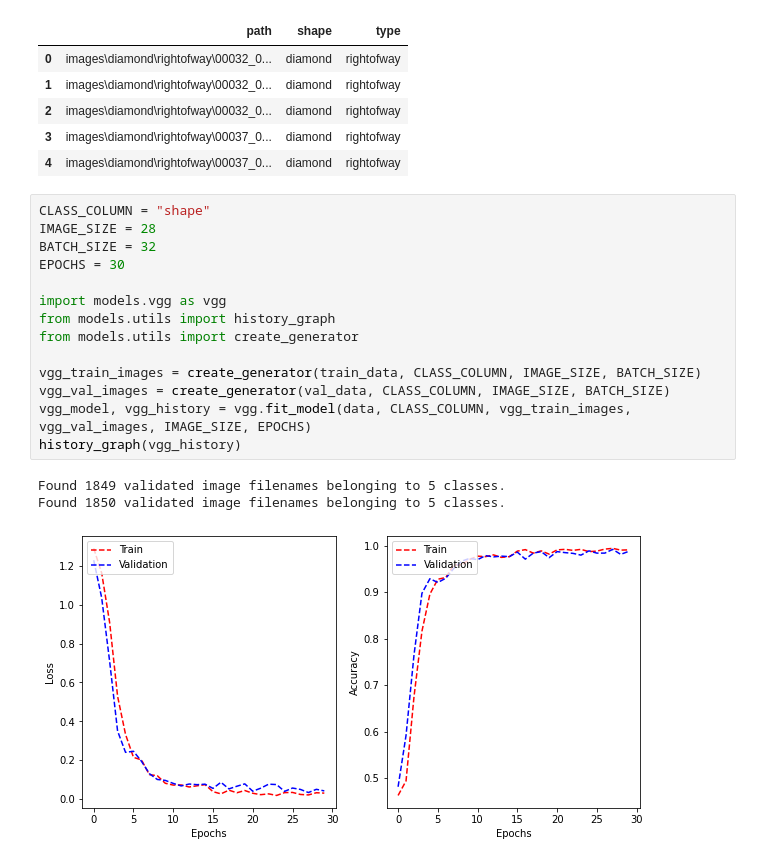
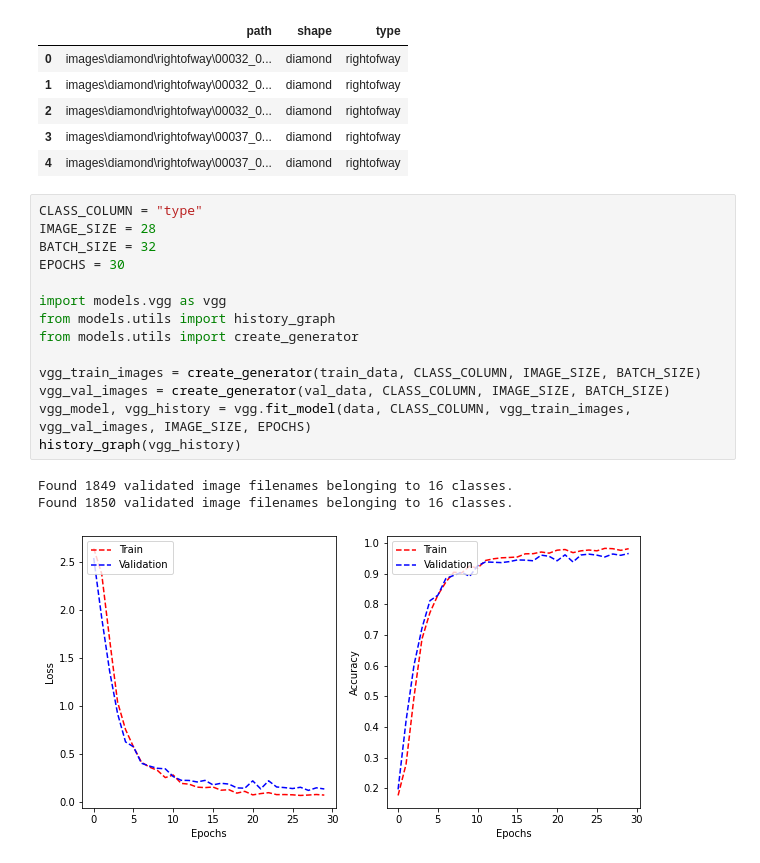
Before and after one commit to Ethan-Rayner/RoadSignClassification, a Jupyter notebook: dan_merge.ipynb, the cells around one changed output. Drawn from its saved outputs; the diff is of its cells as text.

Commit message:
visual tests + updated two images

```diff
--- a/dan_merge.ipynb
+++ b/dan_merge.ipynb
@@ -25,20 +25,20 @@ Validation set: 1850 rows
 | 3 | images\diamond\rightofway\00037_0... | diamond | rightofway |
 | 4 | images\diamond\rightofway\00037_0... | diamond | rightofway |
 # %%
-CLASS_COLUMN = "shape"
+CLASS_COLUMN = "type"
 IMAGE_SIZE = 28
 BATCH_SIZE = 32
 EPOCHS = 30
 
 import models.vgg as vgg
 from models.utils import history_graph
 from models.utils import create_generator
 
 vgg_train_images = create_generator(train_data, CLASS_COLUMN, IMAGE_SIZE, BATCH_SIZE)
 vgg_val_images = create_generator(val_data, CLASS_COLUMN, IMAGE_SIZE, BATCH_SIZE)
 vgg_model, vgg_history = vgg.fit_model(data, CLASS_COLUMN, vgg_train_images, vgg_val_images, IMAGE_SIZE, EPOCHS)
 history_graph(vgg_history)
 # %% [output]
-Found 1849 validated image filenames belonging to 5 classes.
-Found 1850 validated image filenames belonging to 5 classes.
+Found 1849 validated image filenames belonging to 16 classes.
+Found 1850 validated image filenames belonging to 16 classes.
-[figure, old version]
+[figure, new version]
```
Also changed, not shown: parts of 1 cell of this notebook, 5 other files.
